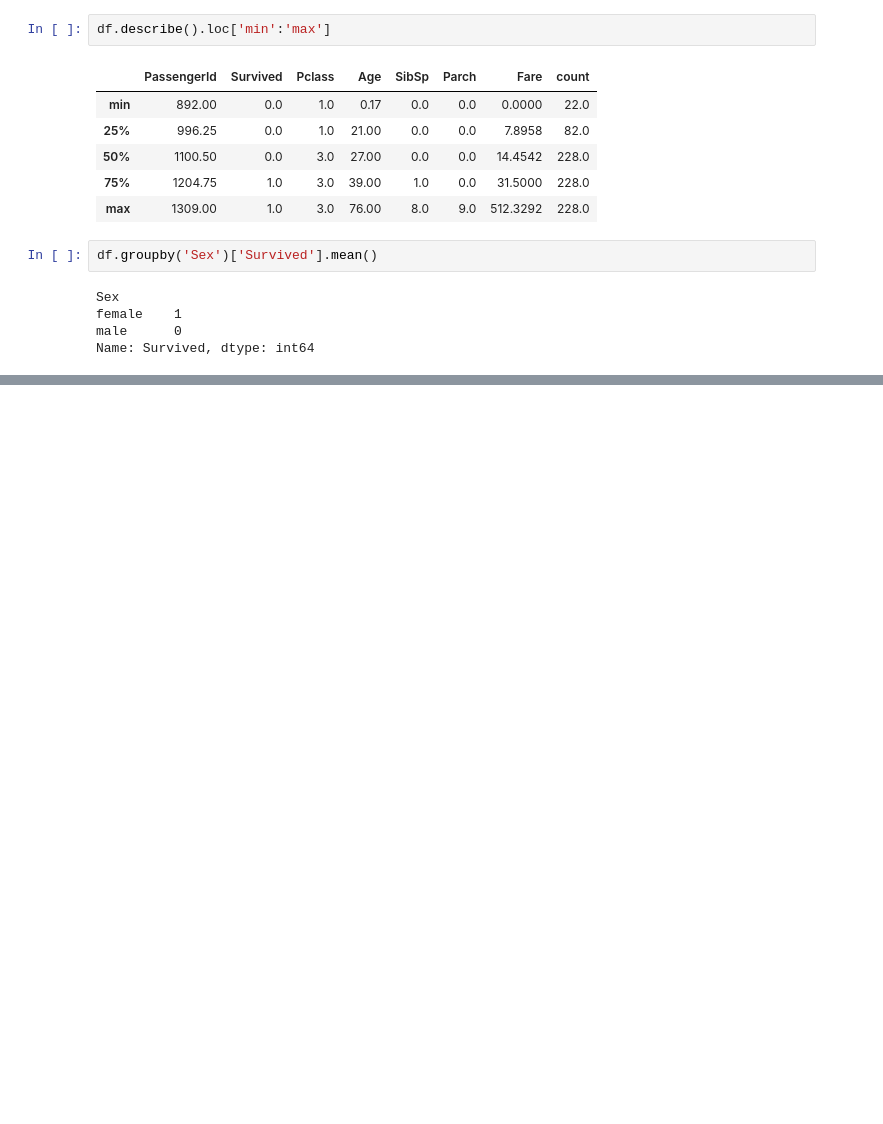
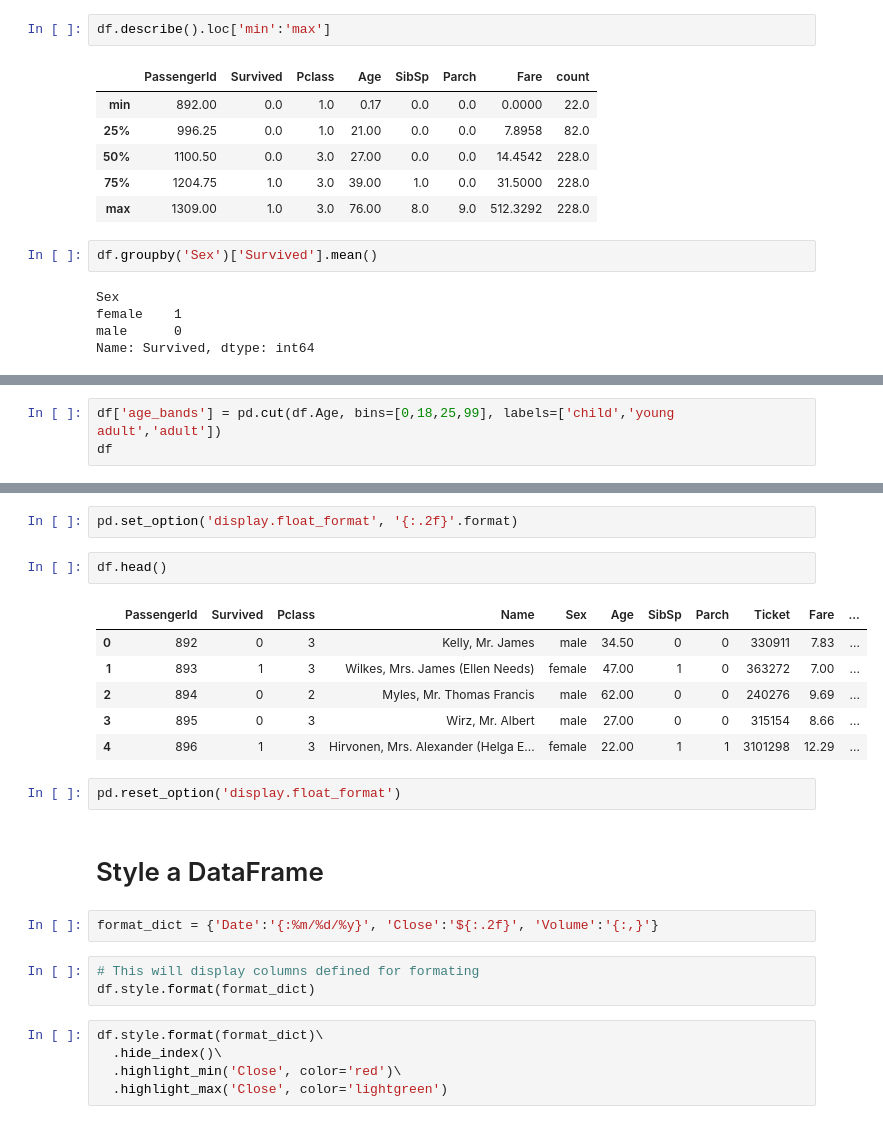
Before and after one commit to monika0603/SQL-practice, a Jupyter notebook: pandas-tricks.ipynb, the cells around one changed output, grey strips where cells are left out. Cells and saved outputs as stored; diff of their text form; blank space fills up the shorter version.

```diff
--- a/pandas-tricks.ipynb
+++ b/pandas-tricks.ipynb
@@ -559,0 +625,3 @@ Name: Survived, dtype: int64
+# %%
+df['age_bands'] = pd.cut(df.Age, bins=[0,18,25,99], labels=['child','young adult','adult'])
+df
@@ -559,0 +653,25 @@ Name: Survived, dtype: int64
+# %%
+pd.set_option('display.float_format', '{:.2f}'.format)
+# %%
+df.head()
+# %% [output]
+|  | PassengerId | Survived | Pclass | Name | Sex | Age | SibSp | Parch | Ticket | Fare | ... |
+| 0 | 892 | 0 | 3 | Kelly, Mr. James | male | 34.50 | 0 | 0 | 330911 | 7.83 | ... |
+| 1 | 893 | 1 | 3 | Wilkes, Mrs. James (Ellen Needs) | female | 47.00 | 1 | 0 | 363272 | 7.00 | ... |
+| 2 | 894 | 0 | 2 | Myles, Mr. Thomas Francis | male | 62.00 | 0 | 0 | 240276 | 9.69 | ... |
+| 3 | 895 | 0 | 3 | Wirz, Mr. Albert | male | 27.00 | 0 | 0 | 315154 | 8.66 | ... |
+| 4 | 896 | 1 | 3 | Hirvonen, Mrs. Alexander (Helga E... | female | 22.00 | 1 | 1 | 3101298 | 12.29 | ... |
+# %%
+pd.reset_option('display.float_format')
+# %% [markdown]
+# Style a DataFrame
+# %%
+format_dict = {'Date':'{:%m/%d/%y}', 'Close':'${:.2f}', 'Volume':'{:,}'}
+# %%
+# This will display columns defined for formating
+df.style.format(format_dict)
+# %%
+df.style.format(format_dict)\
+  .hide_index()\
+  .highlight_min('Close', color='red')\
+  .highlight_max('Close', color='lightgreen')
```
Also changed, not shown: parts of 14 cells of this notebook.
